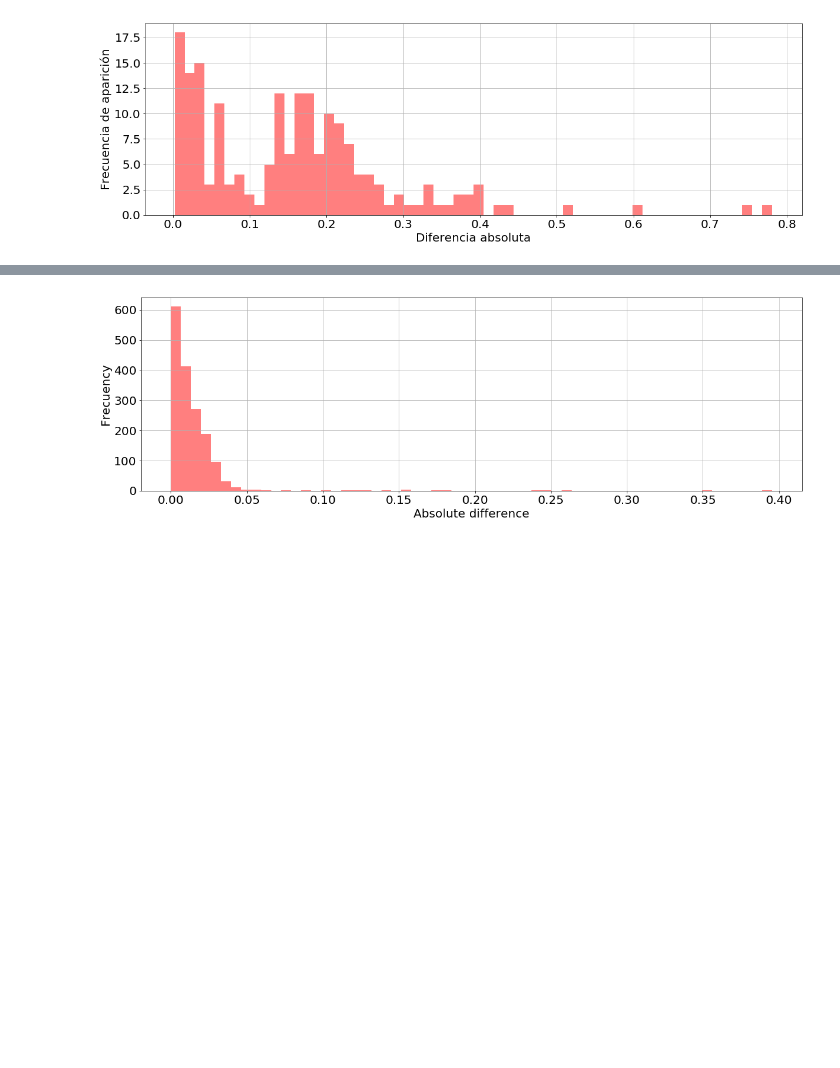
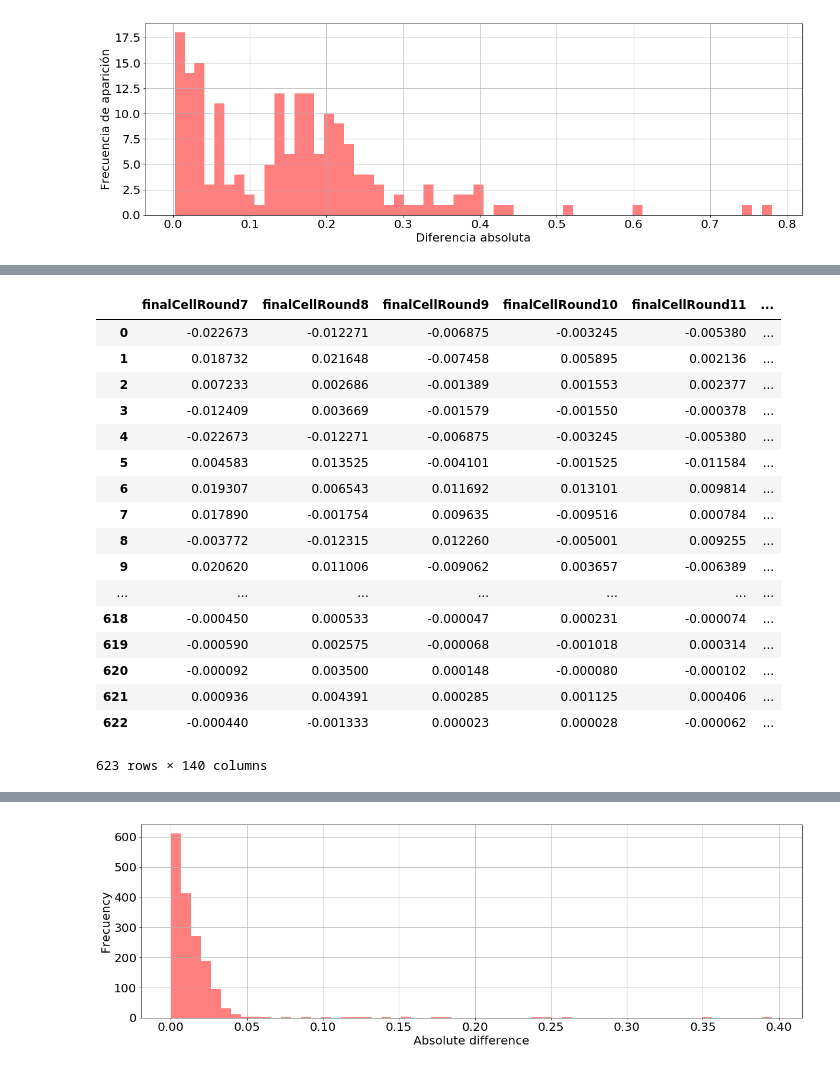
Before and after one commit to Gamalielmch/Morphology, a Jupyter notebook: Jupyter Neural Network/roundness.ipynb, the cells around one changed output, grey strips where cells are left out. Cells and saved outputs as stored; diff of their text form; code cells hidden in the pictures; blank space fills up the shorter version.

```diff
--- a/Jupyter Neural Network/roundness.ipynb
+++ b/Jupyter Neural Network/roundness.ipynb
@@ -521,3 +535,24 @@ test_x.shape
+# %%
+train_x.iloc[:,np.r_[5:40,45:80,85:120,125:160]]
+# %% [output]
+|  | finalCellRound7 | finalCellRound8 | finalCellRound9 | finalCellRound10 | finalCellRound11 | ... |
+| 0 | -0.022673 | -0.012271 | -0.006875 | -0.003245 | -0.005380 | ... |
+| 1 | 0.018732 | 0.021648 | -0.007458 | 0.005895 | 0.002136 | ... |
+| 2 | 0.007233 | 0.002686 | -0.001389 | 0.001553 | 0.002377 | ... |
+| 3 | -0.012409 | 0.003669 | -0.001579 | -0.001550 | -0.000378 | ... |
+| 4 | -0.022673 | -0.012271 | -0.006875 | -0.003245 | -0.005380 | ... |
+| 5 | 0.004583 | 0.013525 | -0.004101 | -0.001525 | -0.011584 | ... |
+| 6 | 0.019307 | 0.006543 | 0.011692 | 0.013101 | 0.009814 | ... |
+| 7 | 0.017890 | -0.001754 | 0.009635 | -0.009516 | 0.000784 | ... |
+| 8 | -0.003772 | -0.012315 | 0.012260 | -0.005001 | 0.009255 | ... |
+| 9 | 0.020620 | 0.011006 | -0.009062 | 0.003657 | -0.006389 | ... |
+| ... | ... | ... | ... | ... | ... | ... |
+| 618 | -0.000450 | 0.000533 | -0.000047 | 0.000231 | -0.000074 | ... |
+| 619 | -0.000590 | 0.002575 | -0.000068 | -0.001018 | 0.000314 | ... |
+| 620 | -0.000092 | 0.003500 | 0.000148 | -0.000080 | -0.000102 | ... |
+| 621 | 0.000936 | 0.004391 | 0.000285 | 0.001125 | 0.000406 | ... |
+| 622 | -0.000440 | -0.001333 | 0.000023 | 0.000028 | -0.000062 | ... |
+623 rows × 140 columns
 # %%
 #ilteredDataX = filteredData#[:,np.r_[6:41,56:91,106:141,156:191]]
 #train_x = ,250:374,500:625,750:875,1000:1123],1:242]
```
Also changed, not shown: parts of 13 cells of this notebook, 11 other files.
